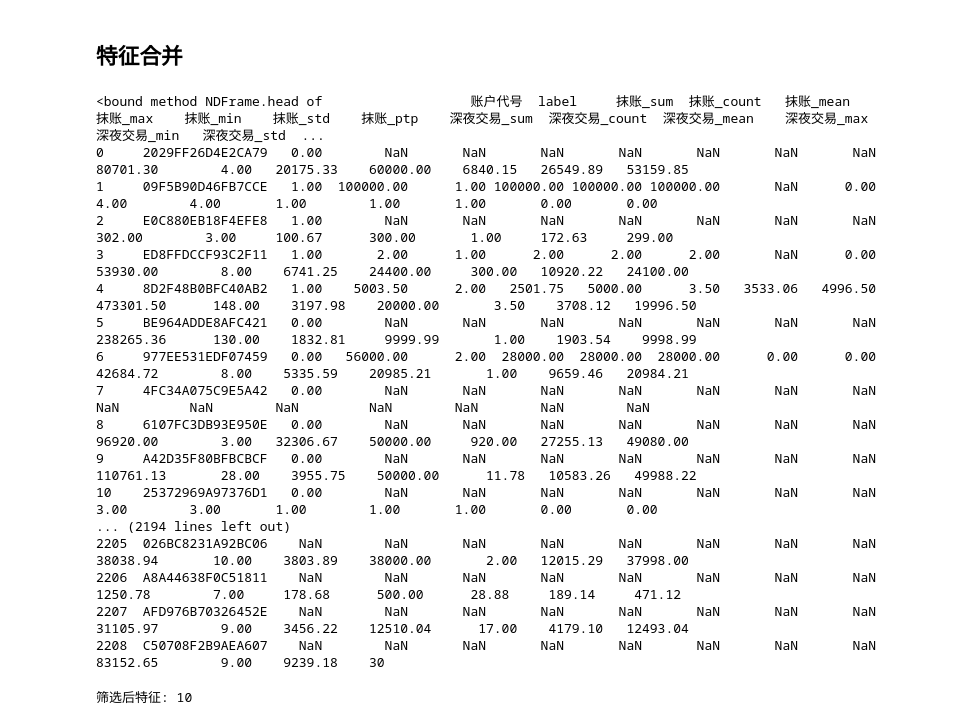
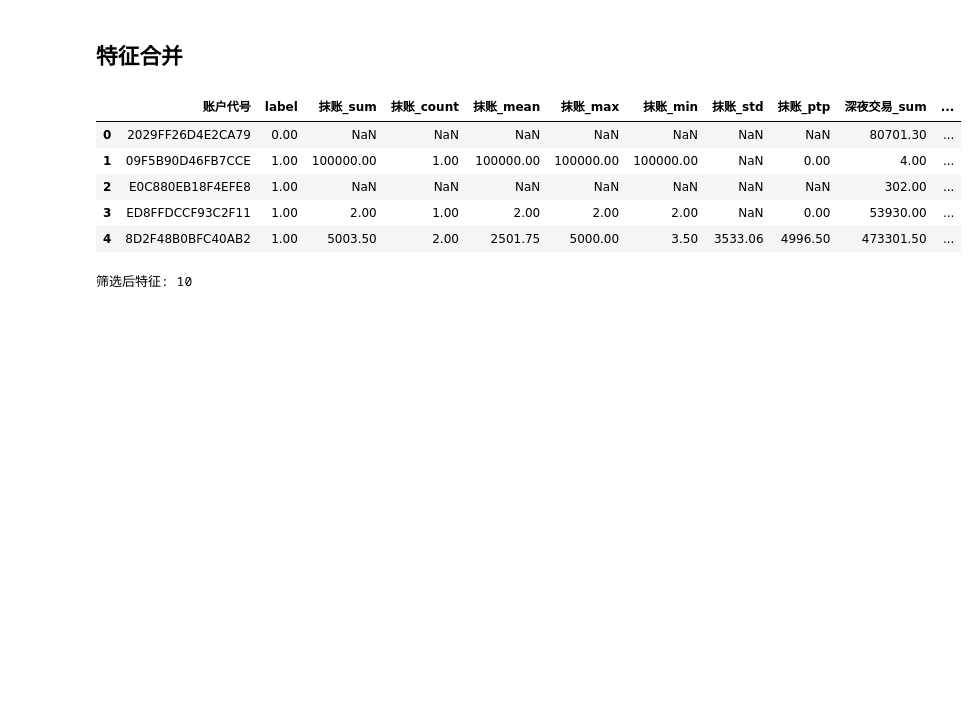
Before and after one commit to HumHumMonster/anaconda, a Jupyter notebook: 风险识别/zhx0305.ipynb, the cells around one changed output. Saved outputs shown, nothing was run; the diff lists cells and outputs as text; code cells hidden in the pictures; blank space fills up the shorter version.

```diff
--- a/风险识别/zhx0305.ipynb
+++ b/风险识别/zhx0305.ipynb
@@ -126,25 +126,14 @@ df_syjy_agg.head()
 df_all=df_all.merge(df_mz_agg,on='账户代号',how='left') ;
 df_all=df_all.merge(df_syjy_agg,on='账户代号',how='left') ;
 # %%
-df_all.head
+df_all.head()
 # %% [output]
-<bound method NDFrame.head of                   账户代号  label     抹账_sum  抹账_count   抹账_mean    抹账_max    抹账_min    抹账_std    抹账_ptp    深夜交易_sum  深夜交易_count  深夜交易_mean    深夜交易_max   深夜交易_min   深夜交易_std  ...
-0     2029FF26D4E2CA79   0.00        NaN       NaN       NaN       NaN       NaN       NaN       NaN    80701.30        4.00   20175.33    60000.00    6840.15   26549.89   53159.85
-1     09F5B90D46FB7CCE   1.00  100000.00      1.00 100000.00 100000.00 100000.00       NaN      0.00        4.00        4.00       1.00        1.00       1.00       0.00       0.00
-2     E0C880EB18F4EFE8   1.00        NaN       NaN       NaN       NaN       NaN       NaN       NaN      302.00        3.00     100.67      300.00       1.00     172.63     299.00
-3     ED8FFDCCF93C2F11   1.00       2.00      1.00      2.00      2.00      2.00       NaN      0.00    53930.00        8.00    6741.25    24400.00     300.00   10920.22   24100.00
-4     8D2F48B0BFC40AB2   1.00    5003.50      2.00   2501.75   5000.00      3.50   3533.06   4996.50   473301.50      148.00    3197.98    20000.00       3.50    3708.12   19996.50
-5     BE964ADDE8AFC421   0.00        NaN       NaN       NaN       NaN       NaN       NaN       NaN   238265.36      130.00    1832.81     9999.99       1.00    1903.54    9998.99
-6     977EE531EDF07459   0.00   56000.00      2.00  28000.00  28000.00  28000.00      0.00      0.00    42684.72        8.00    5335.59    20985.21       1.00    9659.46   20984.21
-7     4FC34A075C9E5A42   0.00        NaN       NaN       NaN       NaN       NaN       NaN       NaN         NaN         NaN        NaN         NaN        NaN        NaN        NaN
-8     6107FC3DB93E950E   0.00        NaN       NaN       NaN       NaN       NaN       NaN       NaN    96920.00        3.00   32306.67    50000.00     920.00   27255.13   49080.00
-9     A42D35F80BFBCBCF   0.00        NaN       NaN       NaN       NaN       NaN       NaN       NaN   110761.13       28.00    3955.75    50000.00      11.78   10583.26   49988.22
-10    25372969A97376D1   0.00        NaN       NaN       NaN       NaN       NaN       NaN       NaN        3.00        3.00       1.00        1.00       1.00       0.00       0.00
-... (2194 lines left out)
-2205  026BC8231A92BC06    NaN        NaN       NaN       NaN       NaN       NaN       NaN       NaN    38038.94       10.00    3803.89    38000.00       2.00   12015.29   37998.00
-2206  A8A44638F0C51811    NaN        NaN       NaN       NaN       NaN       NaN       NaN       NaN     1250.78        7.00     178.68      500.00      28.88     189.14     471.12
-2207  AFD976B70326452E    NaN        NaN       NaN       NaN       NaN       NaN       NaN       NaN    31105.97        9.00    3456.22    12510.04      17.00    4179.10   12493.04
-2208  C50708F2B9AEA607    NaN        NaN       NaN       NaN       NaN       NaN       NaN       NaN    83152.65        9.00    9239.18    30
+|  | 账户代号 | label | 抹账_sum | 抹账_count | 抹账_mean | 抹账_max | 抹账_min | 抹账_std | 抹账_ptp | 深夜交易_sum | ... |
+| 0 | 2029FF26D4E2CA79 | 0.00 | NaN | NaN | NaN | NaN | NaN | NaN | NaN | 80701.30 | ... |
+| 1 | 09F5B90D46FB7CCE | 1.00 | 100000.00 | 1.00 | 100000.00 | 100000.00 | 100000.00 | NaN | 0.00 | 4.00 | ... |
+| 2 | E0C880EB18F4EFE8 | 1.00 | NaN | NaN | NaN | NaN | NaN | NaN | NaN | 302.00 | ... |
+| 3 | ED8FFDCCF93C2F11 | 1.00 | 2.00 | 1.00 | 2.00 | 2.00 | 2.00 | NaN | 0.00 | 53930.00 | ... |
+| 4 | 8D2F48B0BFC40AB2 | 1.00 | 5003.50 | 2.00 | 2501.75 | 5000.00 | 3.50 | 3533.06 | 4996.50 | 473301.50 | ... |
 # %%
 train_label = df_all[:len(train_label)] ;
 test_label = df_all[len(train_label):] ;
```
Also changed, not shown: 13 other files.
